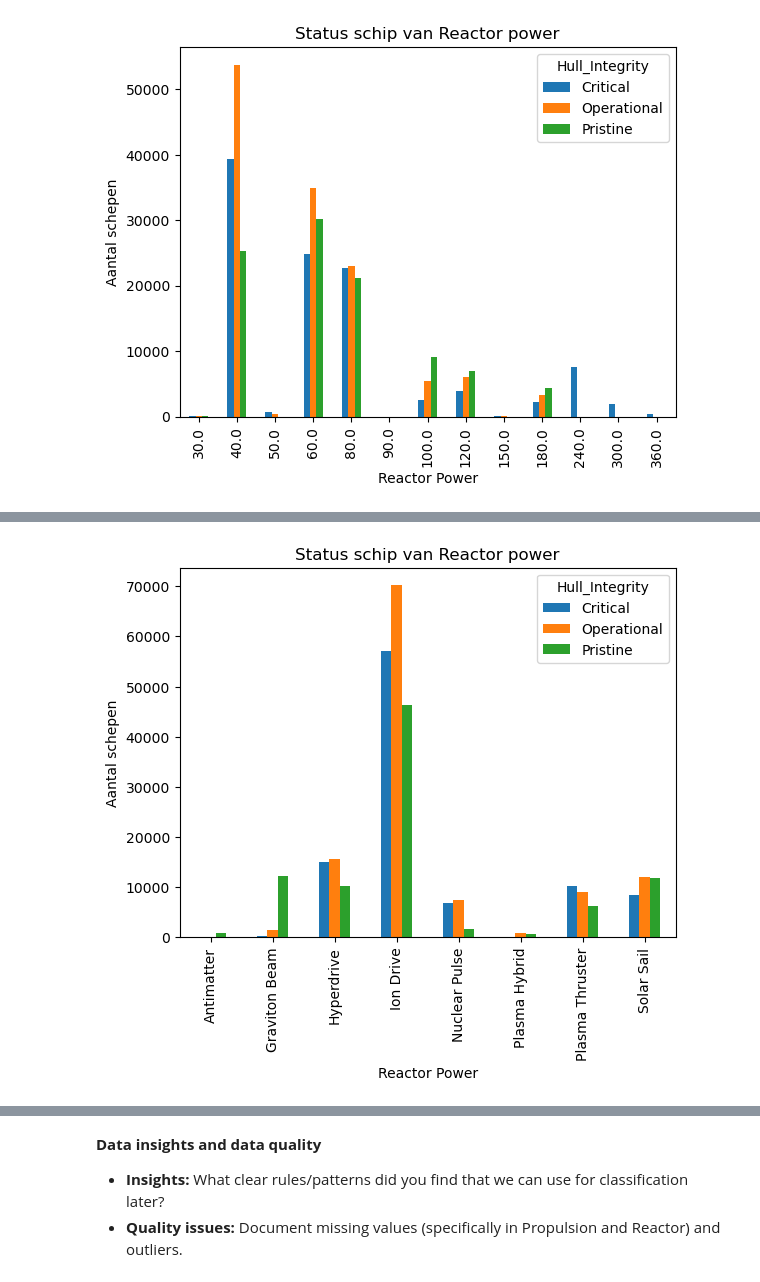
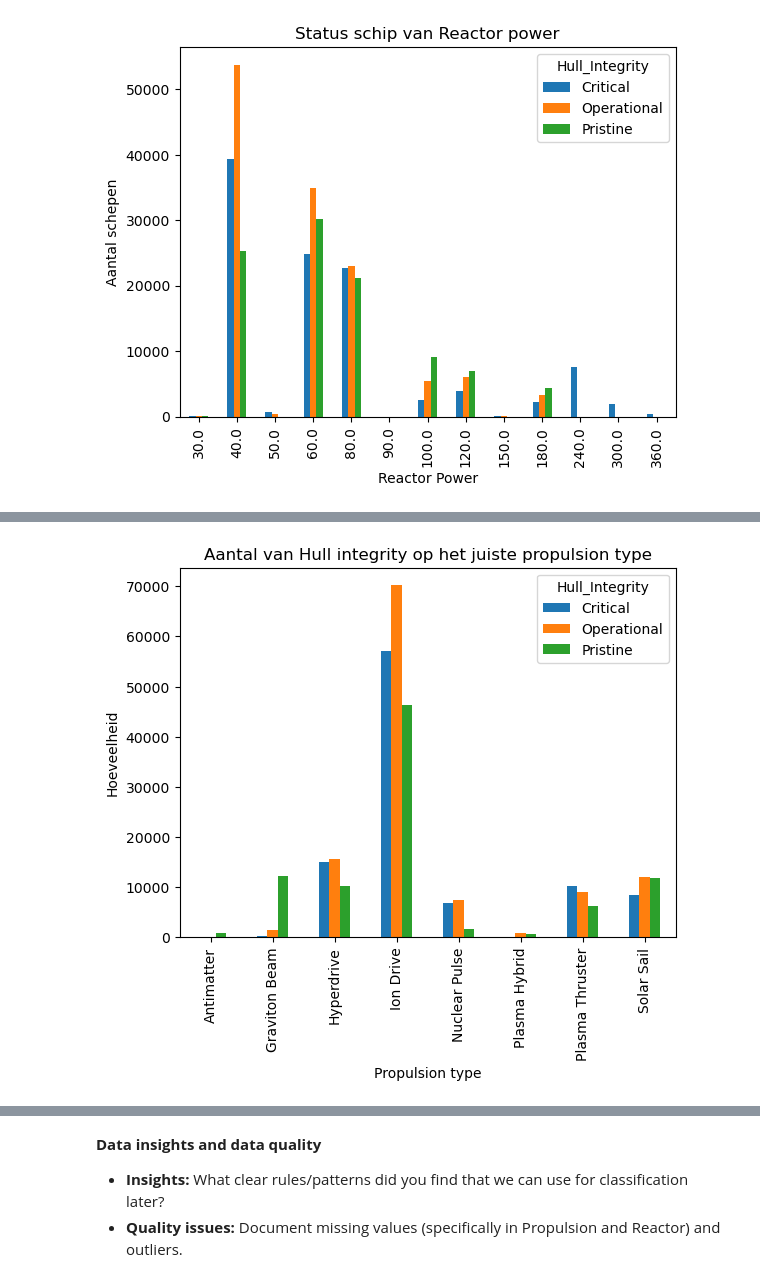
Before and after one commit to Jamie1111/DDD-Databazen-, a Jupyter notebook: assignment_template_it2.ipynb, the cells around one changed output, grey strips where cells are left out. Cells and saved outputs as stored; diff of their text form; code cells hidden in the pictures.

```diff
--- a/assignment_template_it2.ipynb
+++ b/assignment_template_it2.ipynb
@@ -169,8 +157,8 @@ plt.show()
 # %%
 df.groupby('Propulsion_Type')['Hull_Integrity'].value_counts().unstack().plot.bar()
-plt.xlabel("Reactor Power")
-plt.ylabel("Aantal schepen")
-plt.title("Status schip van Reactor power")
+plt.xlabel("Propulsion type")
+plt.ylabel("Hoeveelheid")
+plt.title("Aantal van Hull integrity op het juiste propulsion type")
 plt.show()
 # %% [output]
-[figure, old version]
+[figure, new version]
```
Also changed, not shown: parts of 12 cells of this notebook.
